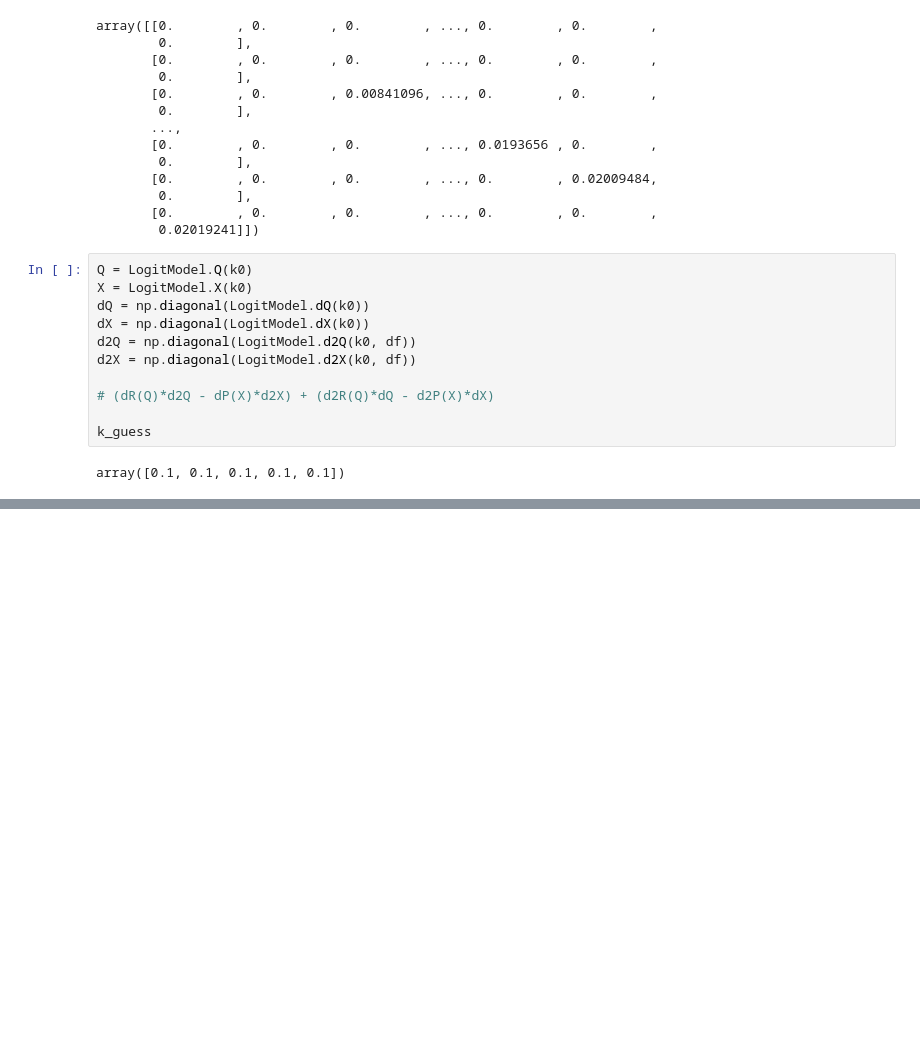
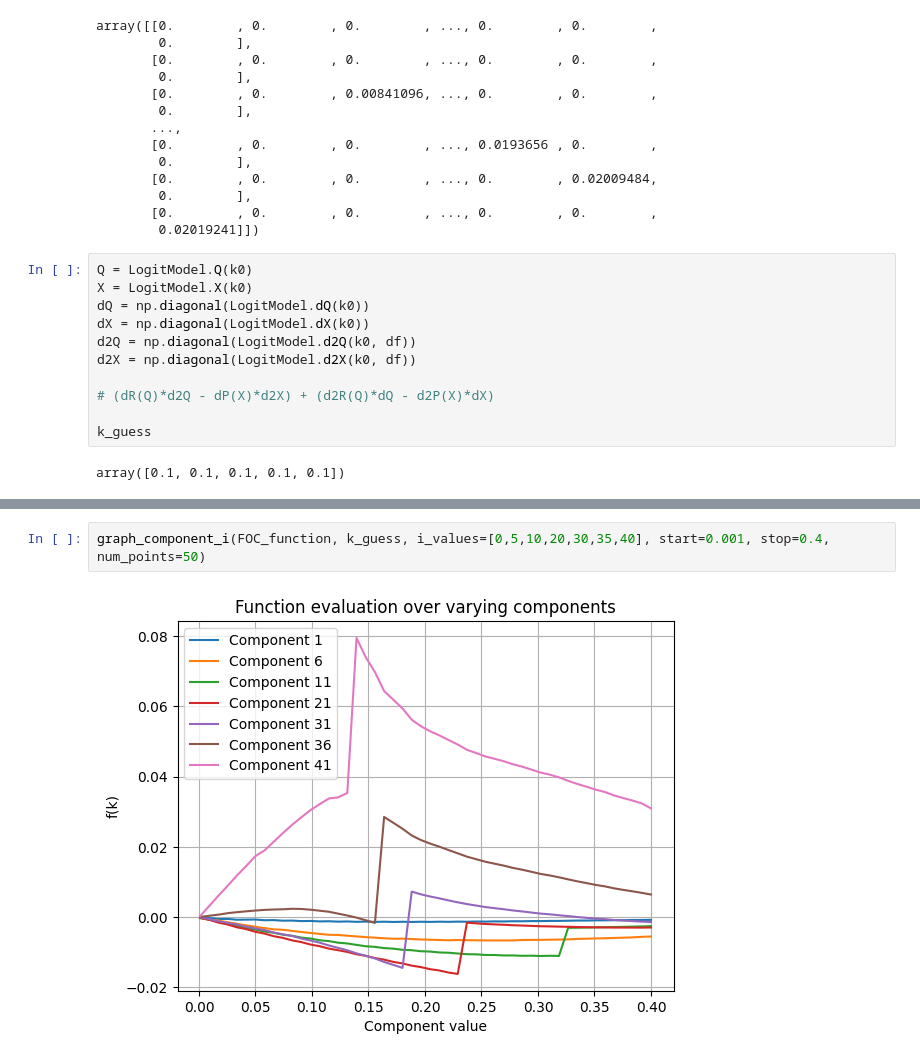
Before and after one commit to LeonTagle/Thesis-Models, a Jupyter notebook: Models.ipynb, the cells around one changed output, grey strips where cells are left out. Saved outputs shown, nothing was run; the diff lists cells and outputs as text; blank space fills up the shorter version.

```diff
--- a/Models.ipynb
+++ b/Models.ipynb
@@ -959,0 +1193,4 @@ def S_Modified(k0,gamma,V,t,λ):
+# %%
+graph_component_i(FOC_function, k_guess, i_values=[0,5,10,20,30,35,40], start=0.001, stop=0.4, num_points=50)
+# %% [output]
+[figure, added]
```
Also changed, not shown: parts of 25 cells of this notebook.
